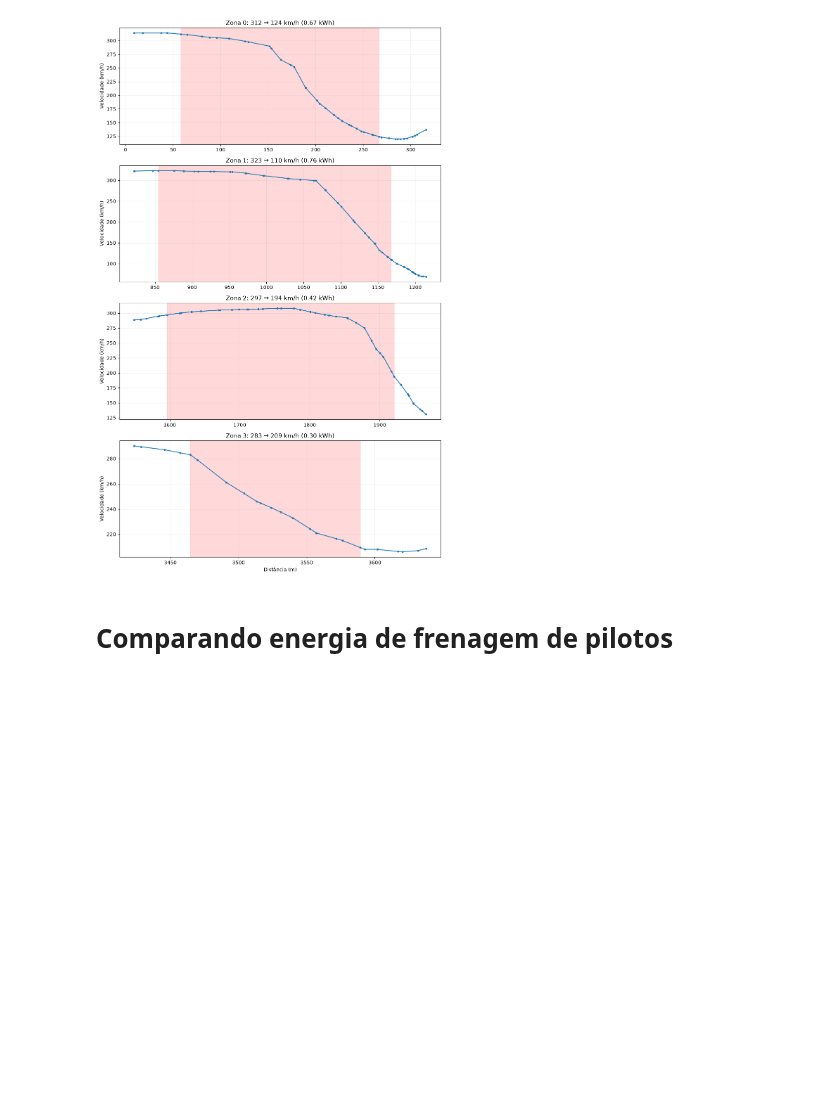
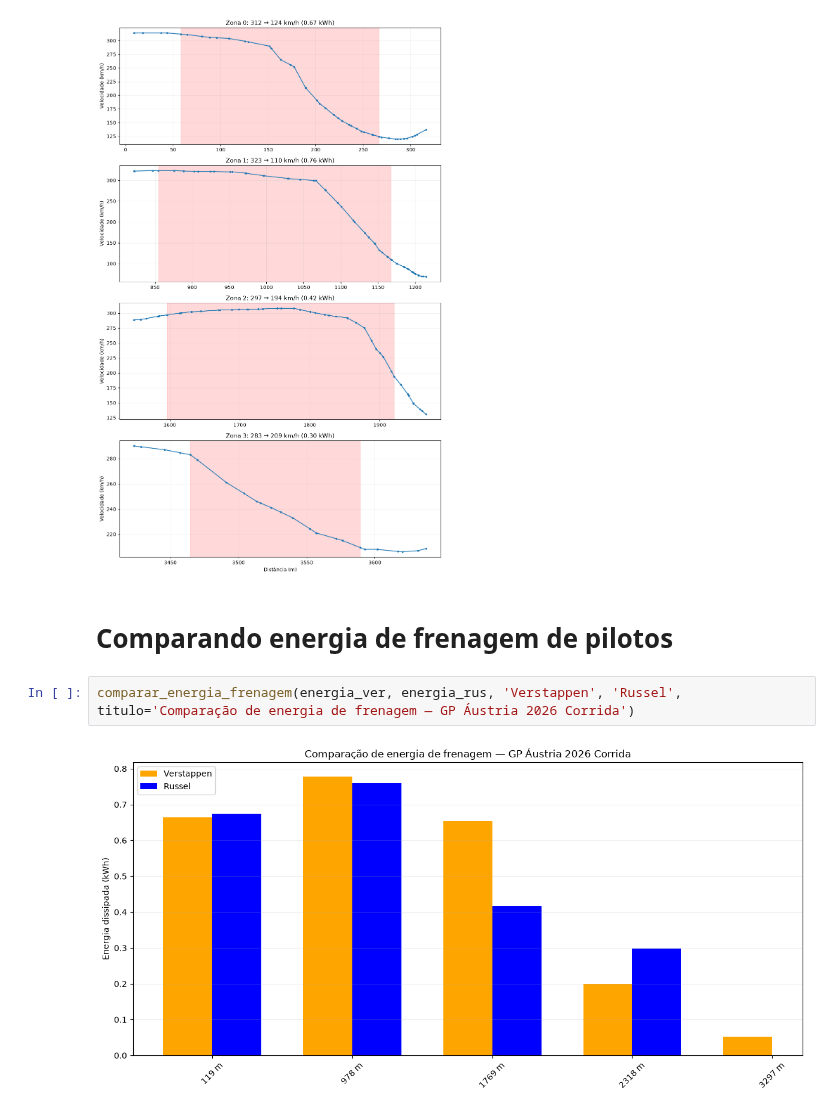
Before and after one commit to Mazzoni-mat-ap/telemetria-f1, a Jupyter notebook: notebooks/GP-AUSTRIA26.ipynb, the cells around one changed output. Drawn from its saved outputs; the diff is of its cells as text; blank space fills up the shorter version.

Commit message:
comparando energia de frenagem

```diff
--- a/notebooks/GP-AUSTRIA26.ipynb
+++ b/notebooks/GP-AUSTRIA26.ipynb
@@ -226,3 +226,7 @@ plt.show()
 [figure]
 # %% [markdown]
 # Comparando energia de frenagem de pilotos
+# %%
+comparar_energia_frenagem(energia_ver, energia_rus, 'Verstappen', 'Russel', titulo='Comparação de energia de frenagem — GP Áustria 2026 Corrida')
+# %% [output]
+[figure, added]
```
Also changed, not shown: 2 other files.
